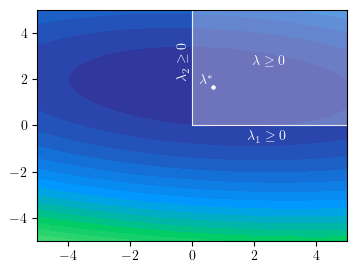
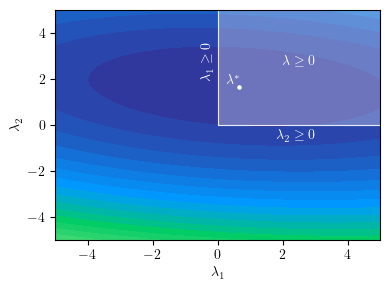
Code edit (unified diff) that turned the first committed figure into the second:
--- before
+++ after
@@ -21,7 +21,7 @@
 # Plot constraint lines
 plt.plot(zeros, y2, 'r-', label=r'$x + y \leq 3$',color = "white",lw =0.6)
-plt.text(-0.5, y2[30]-0.3, s=r'$\lambda_2 \geq 0$', fontsize=10, color='white', ha='left', va='center',rotation=90)
+plt.text(-0.5, y2[30]-0.3, s=r'$\lambda_1 \geq 0$', fontsize=10, color='white', ha='left', va='center',rotation=90)
 plt.plot(x_vals, zeros, 'b-', label=r'$x - 2y \leq 0$',color = "white",lw=0.6)
-plt.text(x_vals[30], -0.5, s=r'$\lambda_1 \geq 0$', fontsize=10, color='white', ha='right', va='center',rotation=00)
+plt.text(x_vals[30], -0.5, s=r'$\lambda_2 \geq 0$', fontsize=10, color='white', ha='right', va='center',rotation=00)
 
 
@@ -54,7 +54,10 @@
 # plt.text(2/3, 5/3-0.2, r'$\lambda_2$', fontsize=10, color='orange', ha='center', va='top')
 # Labels
+plt.xlabel(r"$\lambda_1$")
+plt.ylabel(r"$\lambda_2$")
 plt.xlim(-5, 5)
 plt.ylim(-5, 5)
 
-plt.savefig(f"figures/example_dual_qp.png")
+plt.tight_layout()
+plt.savefig(f"figures/example_dual_qp.pdf")
 # plt.show()

Commit: small change